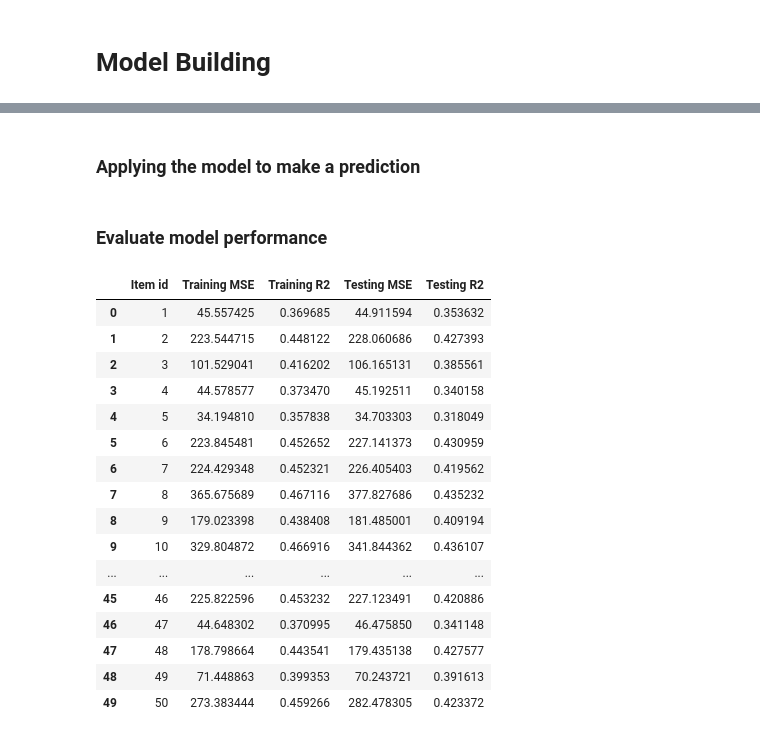
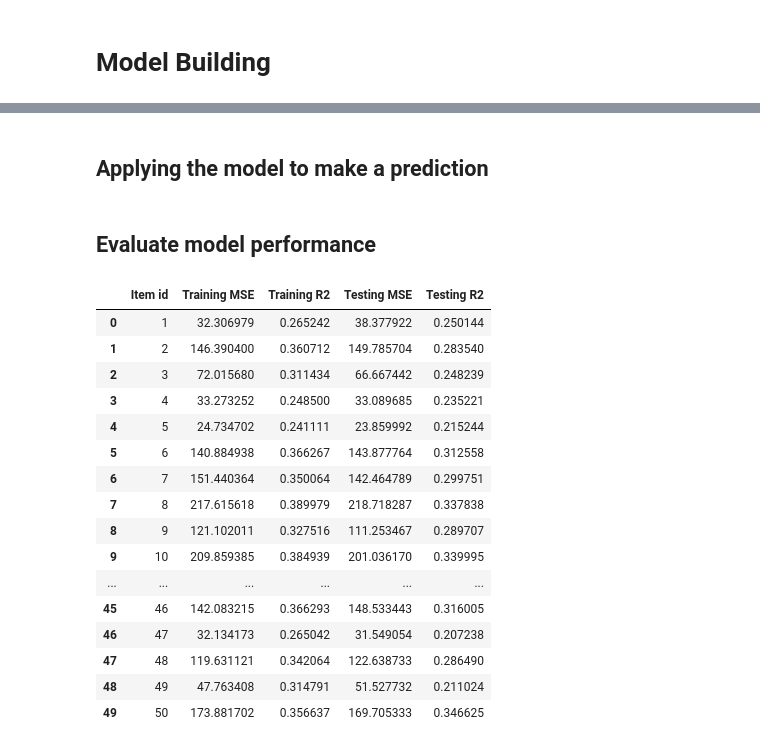
Before and after one commit to Zedith111/42_Abu_Dhabi_Sustainabiliy_Hackathon, a Jupyter notebook: lr_and_rf.ipynb, the cells around one changed output, grey strips where cells are left out. Saved outputs shown, nothing was run; the diff lists cells and outputs as text; code cells hidden in the pictures.

```diff
--- a/lr_and_rf.ipynb
+++ b/lr_and_rf.ipynb
@@ -210,33 +216,40 @@ train_test_df_list
 # %%
 from sklearn.linear_model import LinearRegression
 from sklearn.ensemble import RandomForestRegressor
-from sklearn.neural_network import MLPRegressor
 
-# lr = RandomForestRegressor(max_depth=2, random_state=100)
 lr_models_list = []
+rf_models_list = []
 for items_dataset in train_test_df_list:
-  lr = RandomForestRegressor(max_depth=5, random_state=100)
-  # lr = LinearRegression()
-  # lr = MLPRegressor(hidden_layer_sizes=(10, 10), max_iter=1000, activation='relu', solver='adam', random_state=1)
+  lr = LinearRegression()
   lr.fit(items_dataset[0], items_dataset[2])
   lr_models_list.append(lr)
+  rf = RandomForestRegressor(max_depth=5, random_state=100)
+  rf.fit(items_dataset[0], items_dataset[2])
+  rf_models_list.append(rf)
 # %% [markdown]
-### **Applying the model to make a prediction**
+## **Applying the model to make a prediction**
 # %%
 y_lr_train_pred_list = []
 y_lr_test_pred_list = []
+y_rf_train_pred_list = []
+y_rf_test_pred_list = []
 
 for model, df in zip(lr_models_list, train_test_df_list):
   y_lr_train_pred_list.append(model.predict(df[0]))
   y_lr_test_pred_list.append(model.predict(df[1]))
 
+for model, df in zip(rf_models_list, train_test_df_list):
+  y_rf_train_pred_list.append(model.predict(df[0]))
+  y_rf_test_pred_list.append(model.predict(df[1]))
+
 # y_lr_train_pred = lr.predict(X_train)
 # y_lr_test_pred = lr.predict(X_test)
 # %% [markdown]
-### **Evaluate model performance**
+## **Evaluate model performance**
 # %%
 from sklearn.metrics import mean_squared_error, r2_score
 
+# Linear regression testing performance
 lr_train_mse_list = []
 lr_train_r2_list = []
 lr_test_mse_list = []
@@ -250,6 +263,20 @@ for pred, df in zip(y_lr_test_pred_list, train_test_df_list):
   lr_test_mse_list.append(mean_squared_error(df[3], pred))
   lr_test_r2_list.append(r2_score(df[3], pred))
 
+# Random Forest testing performance
+rf_train_mse_list = []
+rf_train_r2_list = []
+rf_test_mse_list = []
+rf_test_r2_list = []
+
+for pred, df in zip(y_rf_train_pred_list, train_test_df_list):
+  rf_train_mse_list.append(mean_squared_error(df[2], pred))
+  rf_train_r2_list.append(r2_score(df[2], pred))
+
+for pred, df in zip(y_rf_test_pred_list, train_test_df_list):
+  rf_test_mse_list.append(mean_squared_error(df[3], pred))
+  rf_test_r2_list.append(r2_score(df[3], pred))
+
 
 # lr_train_mse = mean_squared_error(y_train, y_lr_train_pred)
 # lr_train_r2 = r2_score(y_train, y_lr_train_pred)
@@ -259,26 +286,31 @@ for pred, df in zip(y_lr_test_pred_list, train_test_df_list):
 # %%
 lr_results = pd.DataFrame([[item_id for item_id in dfs], lr_train_mse_list, lr_train_r2_list, lr_test_mse_list, lr_test_r2_list]).transpose()
 lr_results.columns = ['Item id', 'Training MSE', 'Training R2', 'Testing MSE', 'Testing R2']
 lr_results['Item id'] = lr_results['Item id'].astype(int)
+
+rf_results = pd.DataFrame([[item_id for item_id in dfs], rf_train_mse_list, rf_train_r2_list, rf_test_mse_list, rf_test_r2_list]).transpose()
+rf_results.columns = ['Item id', 'Training MSE', 'Training R2', 'Testing MSE', 'Testing R2']
+rf_results['Item id'] = rf_results['Item id'].astype(int)
+
 lr_results
 # %% [output]
 |  | Item id | Training MSE | Training R2 | Testing MSE | Testing R2 |
-| 0 | 1 | 45.557425 | 0.369685 | 44.911594 | 0.353632 |
-| 1 | 2 | 223.544715 | 0.448122 | 228.060686 | 0.427393 |
-| 2 | 3 | 101.529041 | 0.416202 | 106.165131 | 0.385561 |
-| 3 | 4 | 44.578577 | 0.373470 | 45.192511 | 0.340158 |
-| 4 | 5 | 34.194810 | 0.357838 | 34.703303 | 0.318049 |
-| 5 | 6 | 223.845481 | 0.452652 | 227.141373 | 0.430959 |
-| 6 | 7 | 224.429348 | 0.452321 | 226.405403 | 0.419562 |
-| 7 | 8 | 365.675689 | 0.467116 | 377.827686 | 0.435232 |
-| 8 | 9 | 179.023398 | 0.438408 | 181.485001 | 0.409194 |
-| 9 | 10 | 329.804872 | 0.466916 | 341.844362 | 0.436107 |
+| 0 | 1 | 32.306979 | 0.265242 | 38.377922 | 0.250144 |
+| 1 | 2 | 146.390400 | 0.360712 | 149.785704 | 0.283540 |
+| 2 | 3 | 72.015680 | 0.311434 | 66.667442 | 0.248239 |
+| 3 | 4 | 33.273252 | 0.248500 | 33.089685 | 0.235221 |
+| 4 | 5 | 24.734702 | 0.241111 | 23.859992 | 0.215244 |
+| 5 | 6 | 140.884938 | 0.366267 | 143.877764 | 0.312558 |
+| 6 | 7 | 151.440364 | 0.350064 | 142.464789 | 0.299751 |
+| 7 | 8 | 217.615618 | 0.389979 | 218.718287 | 0.337838 |
+| 8 | 9 | 121.102011 | 0.327516 | 111.253467 | 0.289707 |
+| 9 | 10 | 209.859385 | 0.384939 | 201.036170 | 0.339995 |
 | ... | ... | ... | ... | ... | ... |
-| 45 | 46 | 225.822596 | 0.453232 | 227.123491 | 0.420886 |
-| 46 | 47 | 44.648302 | 0.370995 | 46.475850 | 0.341148 |
-| 47 | 48 | 178.798664 | 0.443541 | 179.435138 | 0.427577 |
-| 48 | 49 | 71.448863 | 0.399353 | 70.243721 | 0.391613 |
-| 49 | 50 | 273.383444 | 0.459266 | 282.478305 | 0.423372 |
+| 45 | 46 | 142.083215 | 0.366293 | 148.533443 | 0.316005 |
+| 46 | 47 | 32.134173 | 0.265042 | 31.549054 | 0.207238 |
+| 47 | 48 | 119.631121 | 0.342064 | 122.638733 | 0.286490 |
+| 48 | 49 | 47.763408 | 0.314791 | 51.527732 | 0.211024 |
+| 49 | 50 | 173.881702 | 0.356637 | 169.705333 | 0.346625 |
 # %%
 item_to_vis = int(input("Which item do you want to visualize: "))
 
```
Also changed, not shown: parts of 13 cells of this notebook.
